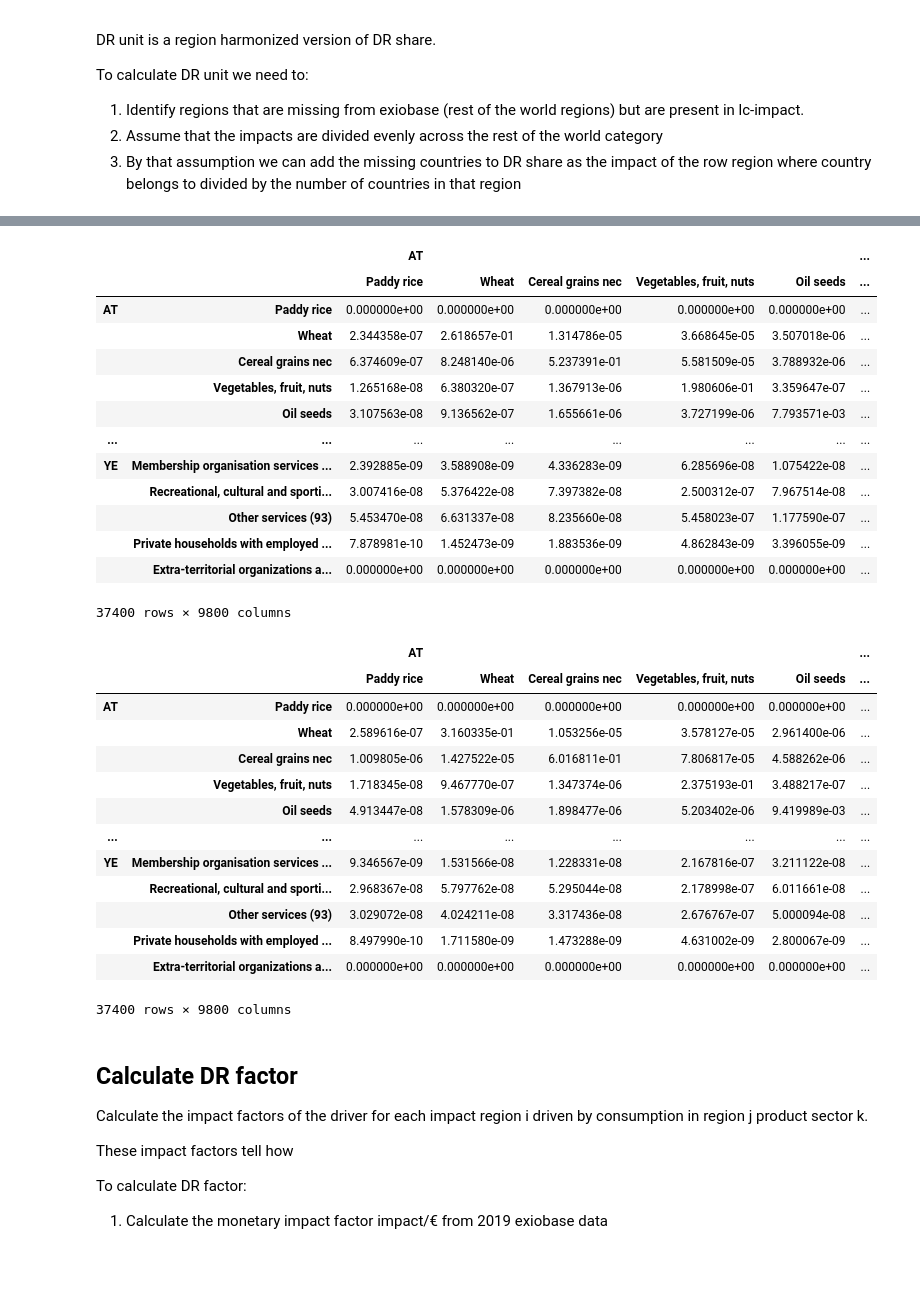
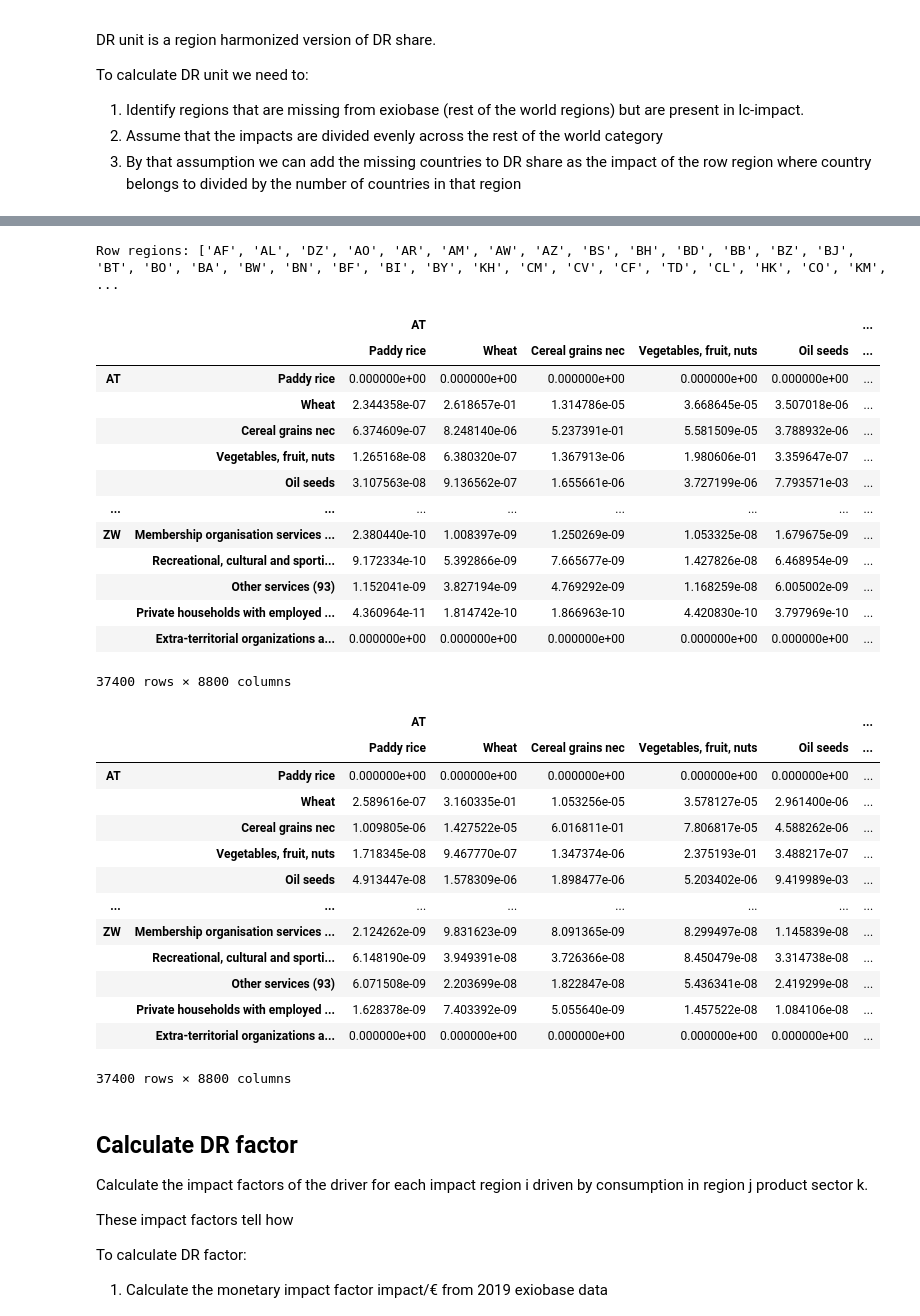
Before and after one commit to tterimaa/pdf-calculation, a Jupyter notebook: notebooks/pdf-pollution-ozone.ipynb, the cells around one changed output, grey strips where cells are left out. Drawn from its saved outputs; the diff is of its cells as text; code cells hidden in the pictures; blank space fills up the shorter version.

```diff
--- a/notebooks/pdf-pollution-ozone.ipynb
+++ b/notebooks/pdf-pollution-ozone.ipynb
@@ -127,7 +92,7 @@ To calculate the matrix each column of DR origin is shared by the sum of that co
 # %%
 # calculate dr_s - share of the driver of biodiversity loss in impact region i from the total amount of the driver that is driven by consumption in consumption region j, product sector k
 columns_nox = {}
-for series_name, series in nox_diag.D_cba.items():
+for series_name, series in diag_nox.D_cba.items():
     series_sum = series.sum()
     columns_nox[series_name] = series / series_sum
 
@@ -390,4 +278,43 @@ Duplicates in lci regions:  Index([], dtype='object', name='Country_Code')
+# %%
+# COMMON
+# harmonize regions in LCI data
+
+def get_row_regions(lci_country_codes, exio_country_codes):
+    """
+    Get the country codes from lci countries that don't exist in exiobase i.e. rest of the world countries.
+    """
+    row_regions = []
+    for country in lci_country_codes:
+        if country not in exio_country_codes:
+            row_regions.append(country)
+
+    # find duplicates in the list
+    duplicates = []
+    unique_regions = []
+    seen_once = set()
+    for item in row_regions:
+        if item not in seen_once:
+            unique_regions.append(item)
+            seen_once.add(item)
+        else:
+            duplicates.append(item)
+    if duplicates:
+        print("Duplicates found in row regions:", duplicates)
+    return unique_regions
+
+row_countries = get_row_regions(lci["Country_Code"].tolist(), exio_regions)
+print("Row regions:", row_countries)
+
+# Load region mappings from arguments
+row_eu_countries = arguments["row_region_mappings"]["row_eu"]
+row_asia_pacific_countries = arguments["row_region_mappings"]["row_asia_pacific"]
+row_african_countries = arguments["row_region_mappings"]["row_africa"]
+row_american_countries = arguments["row_region_mappings"]["row_america"]
+row_middle_eastern_countries = arguments["row_region_mappings"]["row_middle_east"]
+# %% [output]
+Row regions: ['AF', 'AL', 'DZ', 'AO', 'AR', 'AM', 'AW', 'AZ', 'BS', 'BH', 'BD', 'BB', 'BZ', 'BJ', 'BT', 'BO', 'BA', 'BW', 'BN', 'BF', 'BI', 'BY', 'KH', 'CM', 'CV', 'CF', 'TD', 'CL', 'HK', 'CO', 'KM',  ...
 # %%
+# NOx
 # augment dr_s to create dr_u
 
 # new regions are calculated by dividing their corresponding row region by the number of countries in the row region
@@ -412,7 +339,7 @@ dr_u_nox = dr_u_nox.drop(index=row_regions.keys(), level='region')
 
 # build a mapping of country codes to region dataframes
 country_to_region_nox = {}
-for region in all_row_region_keys:
+for region in row_countries:
     if region in row_eu_countries:
         country_to_region_nox[region] = we_nox
     elif region in row_asia_pacific_countries:
@@ -425,41 +352,44 @@ for region in all_row_region_keys:
         country_to_region_nox[region] = wm_nox
     else:
         raise ValueError(f"Unknown region: {region}")
 
 # add all new regions to dr_u
 all_indices = []
 all_data = []
-for region in all_row_region_keys:
+for region in row_countries:
     region_data = country_to_region_nox[region].copy()
     idx = pd.MultiIndex.from_product([[region],region_data.index], names=['region', 'sector'])
     all_indices.append(idx)
     all_data.append(region_data)
 
 combined_idx_nox = pd.MultiIndex.from_tuples(
     [idx for subidx in all_indices for idx in subidx]
 )
 
 combined_data_nox = pd.concat(all_data)
 combined_data_nox.index = combined_idx_nox
 
 dr_u_nox = pd.concat([dr_u_nox, combined_data_nox])
+# drop row region columns
+dr_u_nox = dr_u_nox.drop(columns=row_regions.keys(), axis=1, level=0)
 dr_u_nox
 # %% [output]
 |  |  | AT |  |  |  |  | ... |
 |  |  | Paddy rice | Wheat | Cereal grains nec | Vegetables, fruit, nuts | Oil seeds | ... |
 | AT | Paddy rice | 0.000000e+00 | 0.000000e+00 | 0.000000e+00 | 0.000000e+00 | 0.000000e+00 | ... |
 |  | Wheat | 2.344358e-07 | 2.618657e-01 | 1.314786e-05 | 3.668645e-05 | 3.507018e-06 | ... |
 |  | Cereal grains nec | 6.374609e-07 | 8.248140e-06 | 5.237391e-01 | 5.581509e-05 | 3.788932e-06 | ... |
 |  | Vegetables, fruit, nuts | 1.265168e-08 | 6.380320e-07 | 1.367913e-06 | 1.980606e-01 | 3.359647e-07 | ... |
 |  | Oil seeds | 3.107563e-08 | 9.136562e-07 | 1.655661e-06 | 3.727199e-06 | 7.793571e-03 | ... |
 | ... | ... | ... | ... | ... | ... | ... | ... |
-| YE | Membership organisation services ... | 2.392885e-09 | 3.588908e-09 | 4.336283e-09 | 6.285696e-08 | 1.075422e-08 | ... |
-|  | Recreational, cultural and sporti... | 3.007416e-08 | 5.376422e-08 | 7.397382e-08 | 2.500312e-07 | 7.967514e-08 | ... |
-|  | Other services (93) | 5.453470e-08 | 6.631337e-08 | 8.235660e-08 | 5.458023e-07 | 1.177590e-07 | ... |
-|  | Private households with employed ... | 7.878981e-10 | 1.452473e-09 | 1.883536e-09 | 4.862843e-09 | 3.396055e-09 | ... |
+| ZW | Membership organisation services ... | 2.380440e-10 | 1.008397e-09 | 1.250269e-09 | 1.053325e-08 | 1.679675e-09 | ... |
+|  | Recreational, cultural and sporti... | 9.172334e-10 | 5.392866e-09 | 7.665677e-09 | 1.427826e-08 | 6.468954e-09 | ... |
+|  | Other services (93) | 1.152041e-09 | 3.827194e-09 | 4.769292e-09 | 1.168259e-08 | 6.005002e-09 | ... |
+|  | Private households with employed ... | 4.360964e-11 | 1.814742e-10 | 1.866963e-10 | 4.420830e-10 | 3.797969e-10 | ... |
 |  | Extra-territorial organizations a... | 0.000000e+00 | 0.000000e+00 | 0.000000e+00 | 0.000000e+00 | 0.000000e+00 | ... |
-37400 rows × 9800 columns
+37400 rows × 8800 columns
 # %%
+# NMVOC
 # augment dr_s to create dr_u
 
 # new regions are calculated by dividing their corresponding row region by the number of countries in the row region
@@ -484,7 +414,7 @@ dr_u_nmvoc = dr_u_nmvoc.drop(index=row_regions.keys(), level='region')
 
 # build a mapping of country codes to region dataframes
 country_to_region = {}
-for region in all_row_region_keys:
+for region in row_countries:
     if region in row_eu_countries:
         country_to_region[region] = we
     elif region in row_asia_pacific_countries:
@@ -501,7 +431,7 @@ for region in all_row_region_keys:
 # add all new regions to dr_u
 all_indices = []
 all_data = []
-for region in all_row_region_keys:
+for region in row_countries:
     region_data = country_to_region[region].copy()
     idx = pd.MultiIndex.from_product([[region],region_data.index], names=['region', 'sector'])
     all_indices.append(idx)
@@ -515,6 +445,8 @@ combined_data = pd.concat(all_data)
 combined_data.index = combined_idx
 
 dr_u_nmvoc = pd.concat([dr_u_nmvoc, combined_data])
+# drop row region columns
+dr_u_nmvoc = dr_u_nmvoc.drop(columns=row_regions.keys(), axis=1, level=0)
 dr_u_nmvoc
 # %% [output]
 |  |  | AT |  |  |  |  | ... |
@@ -525,12 +457,12 @@ dr_u_nmvoc
 |  | Vegetables, fruit, nuts | 1.718345e-08 | 9.467770e-07 | 1.347374e-06 | 2.375193e-01 | 3.488217e-07 | ... |
 |  | Oil seeds | 4.913447e-08 | 1.578309e-06 | 1.898477e-06 | 5.203402e-06 | 9.419989e-03 | ... |
 | ... | ... | ... | ... | ... | ... | ... | ... |
-| YE | Membership organisation services ... | 9.346567e-09 | 1.531566e-08 | 1.228331e-08 | 2.167816e-07 | 3.211122e-08 | ... |
-|  | Recreational, cultural and sporti... | 2.968367e-08 | 5.797762e-08 | 5.295044e-08 | 2.178998e-07 | 6.011661e-08 | ... |
-|  | Other services (93) | 3.029072e-08 | 4.024211e-08 | 3.317436e-08 | 2.676767e-07 | 5.000094e-08 | ... |
-|  | Private households with employed ... | 8.497990e-10 | 1.711580e-09 | 1.473288e-09 | 4.631002e-09 | 2.800067e-09 | ... |
+| ZW | Membership organisation services ... | 2.124262e-09 | 9.831623e-09 | 8.091365e-09 | 8.299497e-08 | 1.145839e-08 | ... |
+|  | Recreational, cultural and sporti... | 6.148190e-09 | 3.949391e-08 | 3.726366e-08 | 8.450479e-08 | 3.314738e-08 | ... |
+|  | Other services (93) | 6.071508e-09 | 2.203699e-08 | 1.822847e-08 | 5.436341e-08 | 2.419299e-08 | ... |
+|  | Private households with employed ... | 1.628378e-09 | 7.403392e-09 | 5.055640e-09 | 1.457522e-08 | 1.084106e-08 | ... |
 |  | Extra-territorial organizations a... | 0.000000e+00 | 0.000000e+00 | 0.000000e+00 | 0.000000e+00 | 0.000000e+00 | ... |
-37400 rows × 9800 columns
+37400 rows × 8800 columns
 # %% [markdown]
 ## Calculate DR factor
 Calculate the impact factors of the driver for each impact region i driven by consumption in region j product sector k.
```
Also changed, not shown: parts of 28 cells of this notebook, 1 other file.
